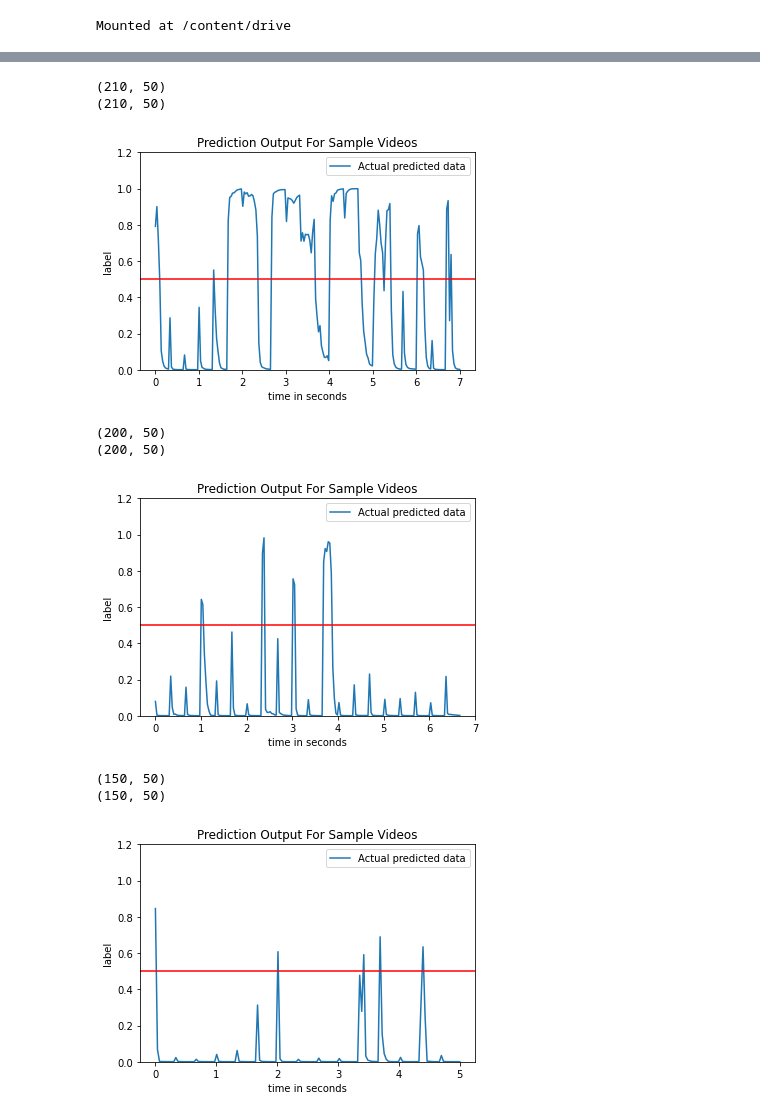
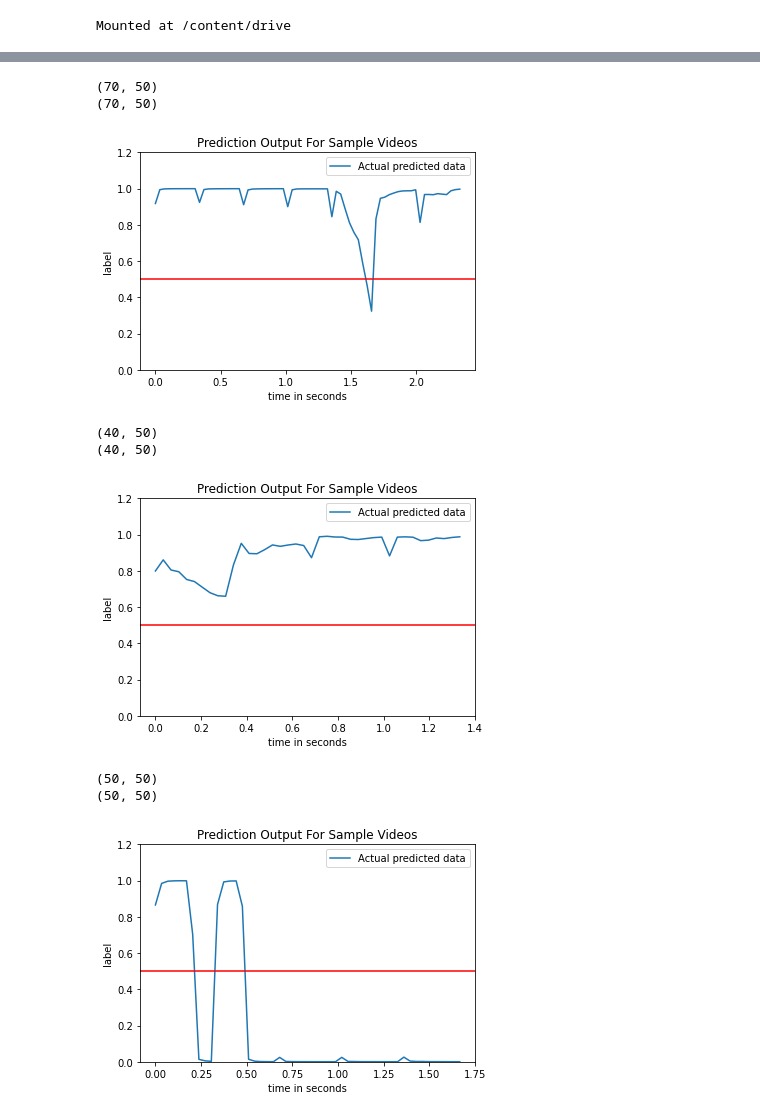
Before and after one commit to darpitdavetamu/CSCE636-DeepLearning, a Jupyter notebook: Submission5/CSCE636_Project_Submission5_Prediction.ipynb, the cells around one changed output, grey strips where cells are left out. Saved outputs shown, nothing was run; the diff lists cells and outputs as text; code cells hidden in the pictures.

```diff
--- a/Submission5/CSCE636_Project_Submission5_Prediction.ipynb
+++ b/Submission5/CSCE636_Project_Submission5_Prediction.ipynb
@@ -52,7 +52,7 @@ model = keras.models.load_model('/content/drive/My Drive/CSCE636/Model/Submissio
 # %%
 #PREDICT THE MODEL#
 def predict(file_name_json):
-  X_predict, num_frames = read_data2(file_name_json)
+  X_predict, num_frames = read_data(file_name_json)
   ypre = model.predict(X_predict)
   #print(ypre.shape)
   ypre=ypre.flatten()
@@ -146,21 +146,21 @@ predict2(file_name_json)
 # %%
-file_name_json = '/content/drive/My Drive/CSCE636/Test_Submission4/Trial9/*'  #change json file for different test videos
-predict2(file_name_json)
+file_name_json = '/content/drive/My Drive/CSCE636/Trial_check_submission5_new/Trial11/*'  #change json file for different test videos
+predict(file_name_json)
 # %% [output]
-(210, 50)
-(210, 50)
+(70, 50)
+(70, 50)
-[figure, old version]
+[figure, new version]
 # %%
-file_name_json = '/content/drive/My Drive/CSCE636/Test_Submission4/Trial10/*'  #change json file for different test videos
-predict2(file_name_json)
+file_name_json = '/content/drive/My Drive/CSCE636/Trial_check_submission5_new/Trial12/*'  #change json file for different test videos
+predict(file_name_json)
 # %% [output]
-(200, 50)
-(200, 50)
+(40, 50)
+(40, 50)
-[figure, old version]
+[figure, new version]
 # %%
-file_name_json = '/content/drive/My Drive/CSCE636/Test_Submission4/Trial11/*'  #change json file for different test videos
-predict2(file_name_json)
+file_name_json = '/content/drive/My Drive/CSCE636/Trial_check_submission5_new/Trial13/*'  #change json file for different test videos
+predict(file_name_json)
 # %% [output]
-(150, 50)
-(150, 50)
+(50, 50)
+(50, 50)
-[figure, old version]
+[figure, new version]
```
Also changed, not shown: parts of 11 cells of this notebook.
